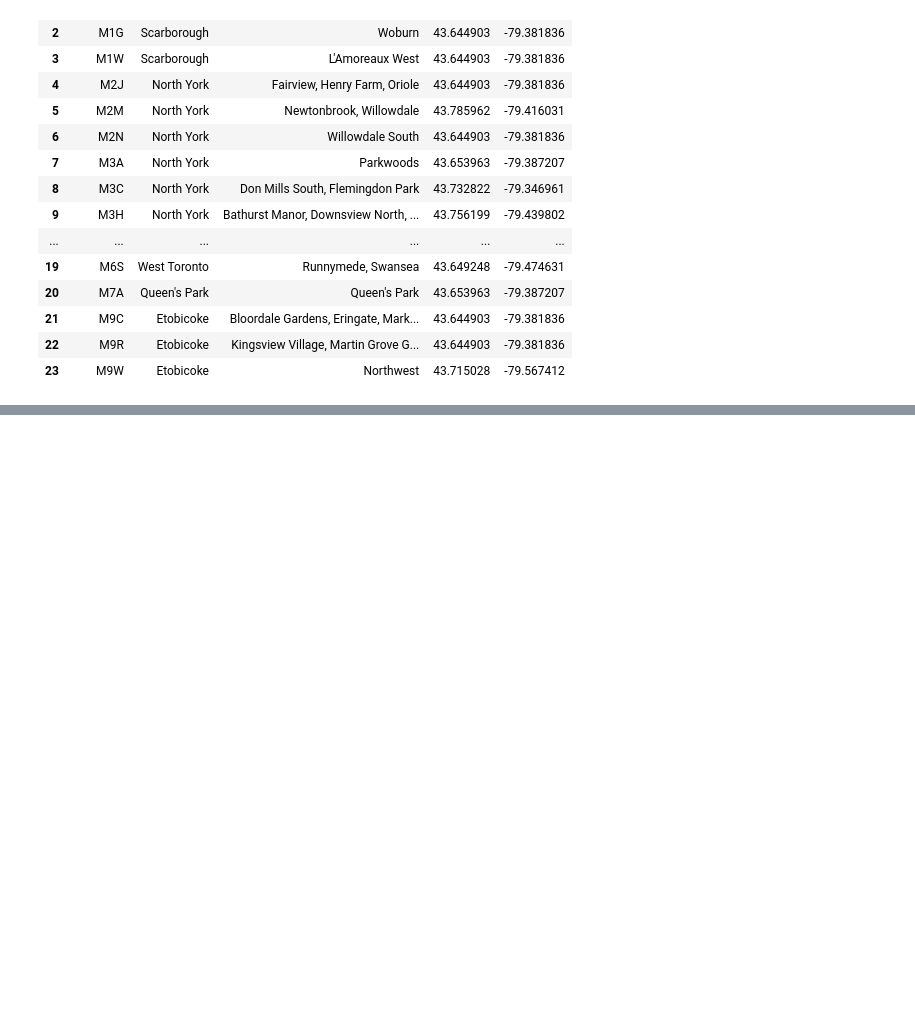
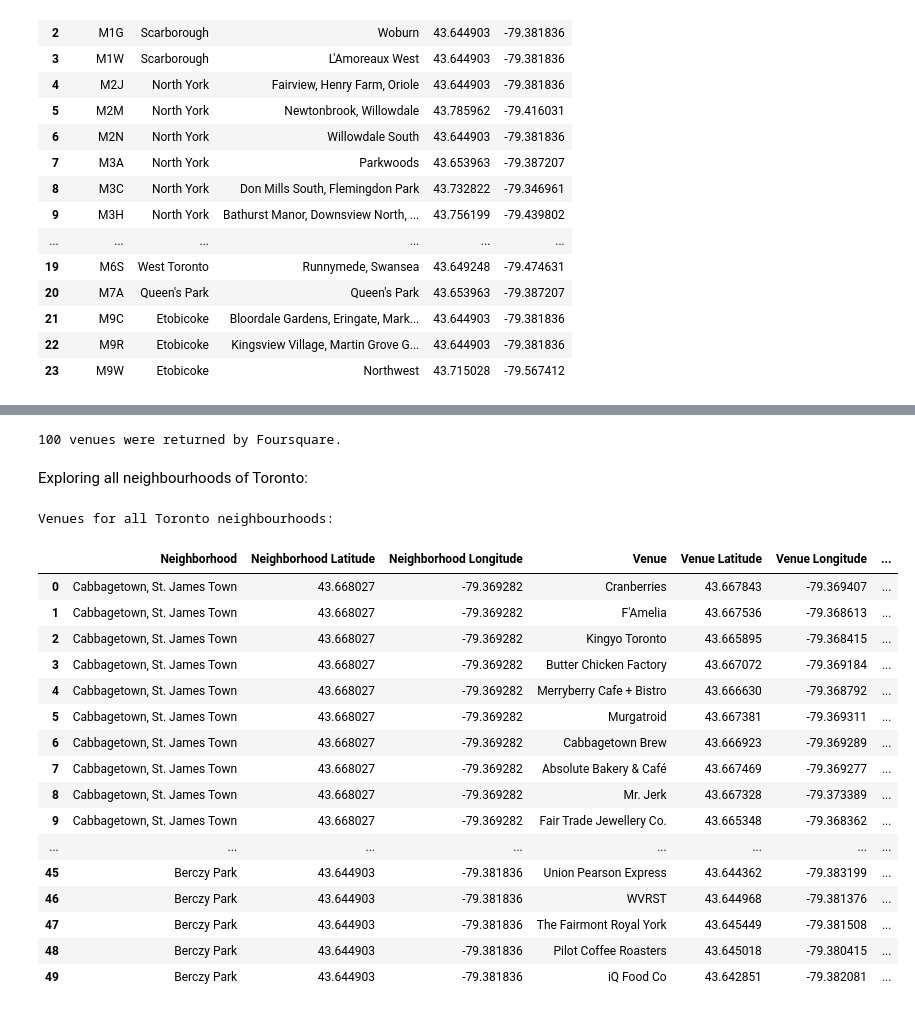
Before and after one commit to sujita20/Coursera_Capstone, a Jupyter notebook: Segmenting and Clustering Toronto.ipynb, the cells around one changed output, grey strips where cells are left out. Cells and saved outputs as stored; diff of their text form; code cells hidden in the pictures; blank space fills up the shorter version.

```diff
--- a/Segmenting and Clustering Toronto.ipynb
+++ b/Segmenting and Clustering Toronto.ipynb
@@ -312,0 +361,3 @@ Table shape after removing postcodes with no location values:  (24, 5)
+# %%
+dataframe_toronto = dataframe4[dataframe4.Borough.str.contains('Toronto')].reset_index(drop=True)
+dataframe_toronto.head(25)
@@ -312,0 +447,4 @@ Table shape after removing postcodes with no location values:  (24, 5)
+# %%
+#results from above URL
+results = requests.get(url).json()
+results
@@ -312,0 +469,29 @@ Table shape after removing postcodes with no location values:  (24, 5)
+# %%
+# function that extracts the category of the venue
+def get_category_type(row):
+    try:
+        categories_list = row['categories']
+    except:
+        categories_list = row['venue.categories']
+
+    if len(categories_list) == 0:
+        return None
+    else:
+        return categories_list[0]['name']
+# %%
+#Obtain data from json results
+venues = results['response']['groups'][0]['items']
+
+nearby_venues = json_normalize(venues) # flatten JSON
+
+# filter columns
+filtered_columns = ['venue.name', 'venue.categories', 'venue.location.lat', 'venue.location.lng']
+nearby_venues =nearby_venues.loc[:, filtered_columns]
+
+# filter the category for each row
+nearby_venues['venue.categories'] = nearby_venues.apply(get_category_type, axis=1)
+
+# clean columns
+nearby_venues.columns = [col.split(".")[-1] for col in nearby_venues.columns]
+
+nearby_venues.head(25)
@@ -312,0 +516,6 @@ Table shape after removing postcodes with no location values:  (24, 5)
+# %%
+print('{} venues were returned by Foursquare.'.format(nearby_venues.shape[0]))
+# %% [output]
+100 venues were returned by Foursquare.
+# %% [markdown]
+Exploring all neighbourhoods of Toronto:
@@ -312,0 +564,28 @@ Table shape after removing postcodes with no location values:  (24, 5)
+# %%
+#Execute above function for all Toronto neighbourhoods
+toronto_venues = getNearbyVenues(names=dataframe_toronto['Neighbourhood'],
+                                   latitudes=dataframe_toronto['Latitude'],
+                                   longitudes=dataframe_toronto['Longitude']
+                                  )
+toronto_venues.shape
+print("Venues for all Toronto neighbourhoods: ")
+toronto_venues.head(50)
+# %% [output]
+Venues for all Toronto neighbourhoods:
+|  | Neighborhood | Neighborhood Latitude | Neighborhood Longitude | Venue | Venue Latitude | Venue Longitude | ... |
+| 0 | Cabbagetown, St. James Town | 43.668027 | -79.369282 | Cranberries | 43.667843 | -79.369407 | ... |
+| 1 | Cabbagetown, St. James Town | 43.668027 | -79.369282 | F'Amelia | 43.667536 | -79.368613 | ... |
+| 2 | Cabbagetown, St. James Town | 43.668027 | -79.369282 | Kingyo Toronto | 43.665895 | -79.368415 | ... |
+| 3 | Cabbagetown, St. James Town | 43.668027 | -79.369282 | Butter Chicken Factory | 43.667072 | -79.369184 | ... |
+| 4 | Cabbagetown, St. James Town | 43.668027 | -79.369282 | Merryberry Cafe + Bistro | 43.666630 | -79.368792 | ... |
+| 5 | Cabbagetown, St. James Town | 43.668027 | -79.369282 | Murgatroid | 43.667381 | -79.369311 | ... |
+| 6 | Cabbagetown, St. James Town | 43.668027 | -79.369282 | Cabbagetown Brew | 43.666923 | -79.369289 | ... |
+| 7 | Cabbagetown, St. James Town | 43.668027 | -79.369282 | Absolute Bakery & Café | 43.667469 | -79.369277 | ... |
+| 8 | Cabbagetown, St. James Town | 43.668027 | -79.369282 | Mr. Jerk | 43.667328 | -79.373389 | ... |
+| 9 | Cabbagetown, St. James Town | 43.668027 | -79.369282 | Fair Trade Jewellery Co. | 43.665348 | -79.368362 | ... |
+| ... | ... | ... | ... | ... | ... | ... | ... |
+| 45 | Berczy Park | 43.644903 | -79.381836 | Union Pearson Express | 43.644362 | -79.383199 | ... |
+| 46 | Berczy Park | 43.644903 | -79.381836 | WVRST | 43.644968 | -79.381376 | ... |
+| 47 | Berczy Park | 43.644903 | -79.381836 | The Fairmont Royal York | 43.645449 | -79.381508 | ... |
+| 48 | Berczy Park | 43.644903 | -79.381836 | Pilot Coffee Roasters | 43.645018 | -79.380415 | ... |
+| 49 | Berczy Park | 43.644903 | -79.381836 | iQ Food Co | 43.642851 | -79.382081 | ... |
```
Also changed, not shown: parts of 34 cells of this notebook.
